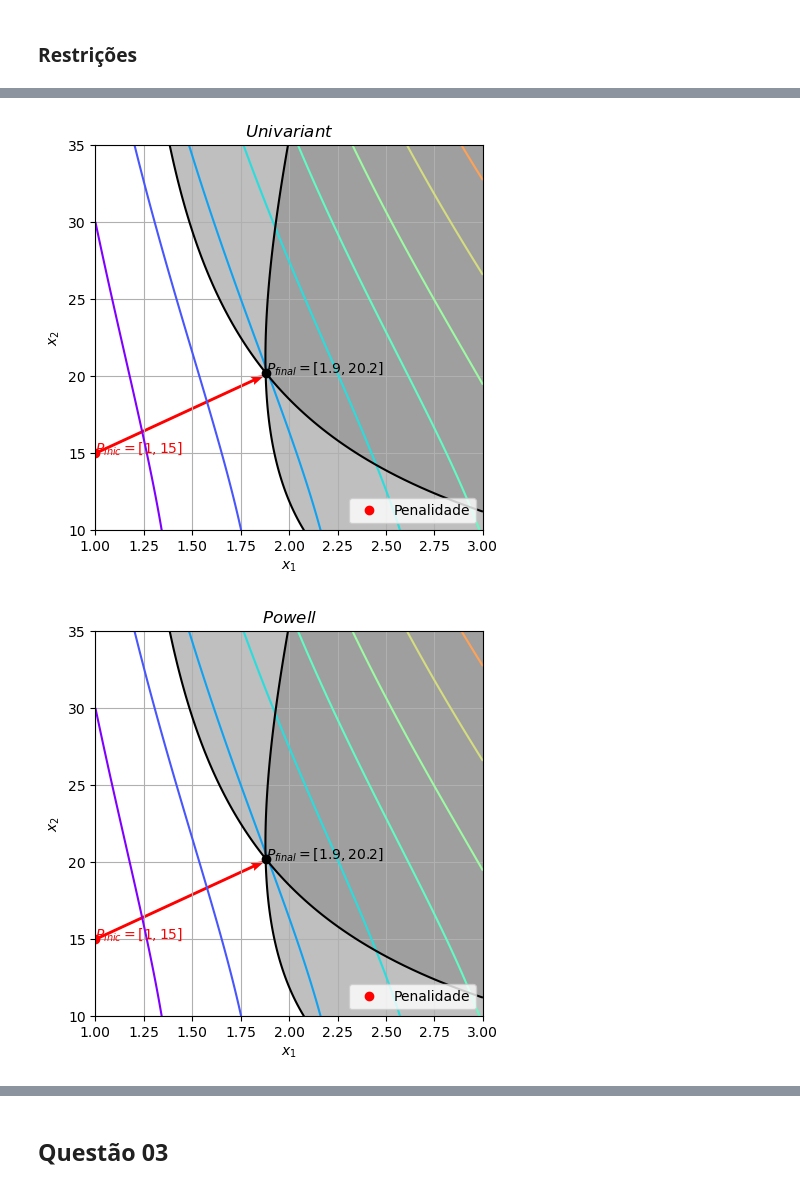
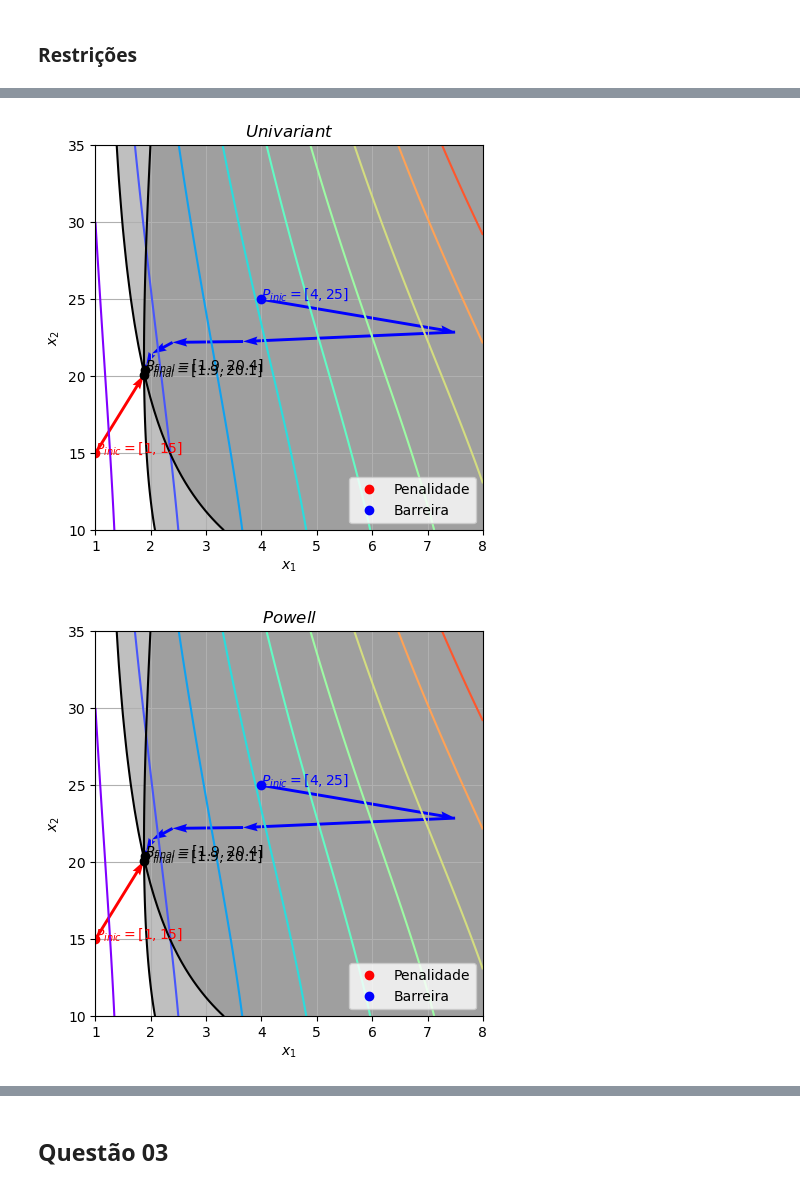
Before and after one commit to prj-phcp/MEC2403_Activities, a Jupyter notebook: Trabalho2/Trabalho2.ipynb, the cells around one changed output, grey strips where cells are left out. Saved outputs shown, nothing was run; the diff lists cells and outputs as text; code cells hidden in the pictures.

```diff
--- a/Trabalho2/Trabalho2.ipynb
+++ b/Trabalho2/Trabalho2.ipynb
@@ -209,16 +209,16 @@ cases = [
      steps.GoldenSectionStep(da = 0.01, tol = 1e-8, check_direction=True, normalize=True, verbose=False, treshold=1e-6))
 ]
 
-constrained_optimizer = constropt.ConstrainedOptimizer(tol=1.1e-6, verbose=True, max_iter=50)
+constrained_optimizer = constropt.ConstrainedOptimizer(tol=0.2, verbose=True, max_iter=50)
 # %%
 item = '2'
 
-x = np.linspace(1, 3, 100)
+x = np.linspace(1, 8, 100)
 y = np.linspace(10, 35, 100)
 X, Y = np.meshgrid(x, y)
 Z = f(X, Y)
 #levels =[0, 1, 2, 5, 7, 10, 20, 30, 40, 50, 70]
-levels = np.linspace(8,30, 10)
+levels = np.linspace(8,70, 10)
 cZs = [cf(X, Y) for cf in cfs]
 
 for name, optimizer in optimizrs:
@@ -228,7 +228,7 @@ for name, optimizer in optimizrs:
         ax.contour(X, Y, cZ, [0],cmap='gray')
         ax.contourf(X, Y, cZ, [-1000000000, 0],cmap='gray', alpha=0.5)
     for case_name, p_inicial, constrs, color, step in cases:
-        if case_name == 'Barreira' and name not in ['NewtnRaph']: break
+        #if case_name == 'Barreira' and name not in ['NewtnRaph']: break
         print(f'Iniciando {name} ({case_name}): p_inicial = [{p_inicial[0]:.6f}, {p_inicial[1]:.6f}].T')
         t_init = datetime.datetime.now()
         f_otim = constraints.ConstrainedSpecialFunction(f, cfuncs=constrs)
@@ -271,2 +271,2 @@ BFGS (Penalidade): p_final = [1.878357, 20.236907, 12.812600].T. Execução:0:00
-[figure, old version]
+[figure, new version]
-[figure, old version]
+[figure, new version]
```
Also changed, not shown: parts of 4 cells of this notebook.
